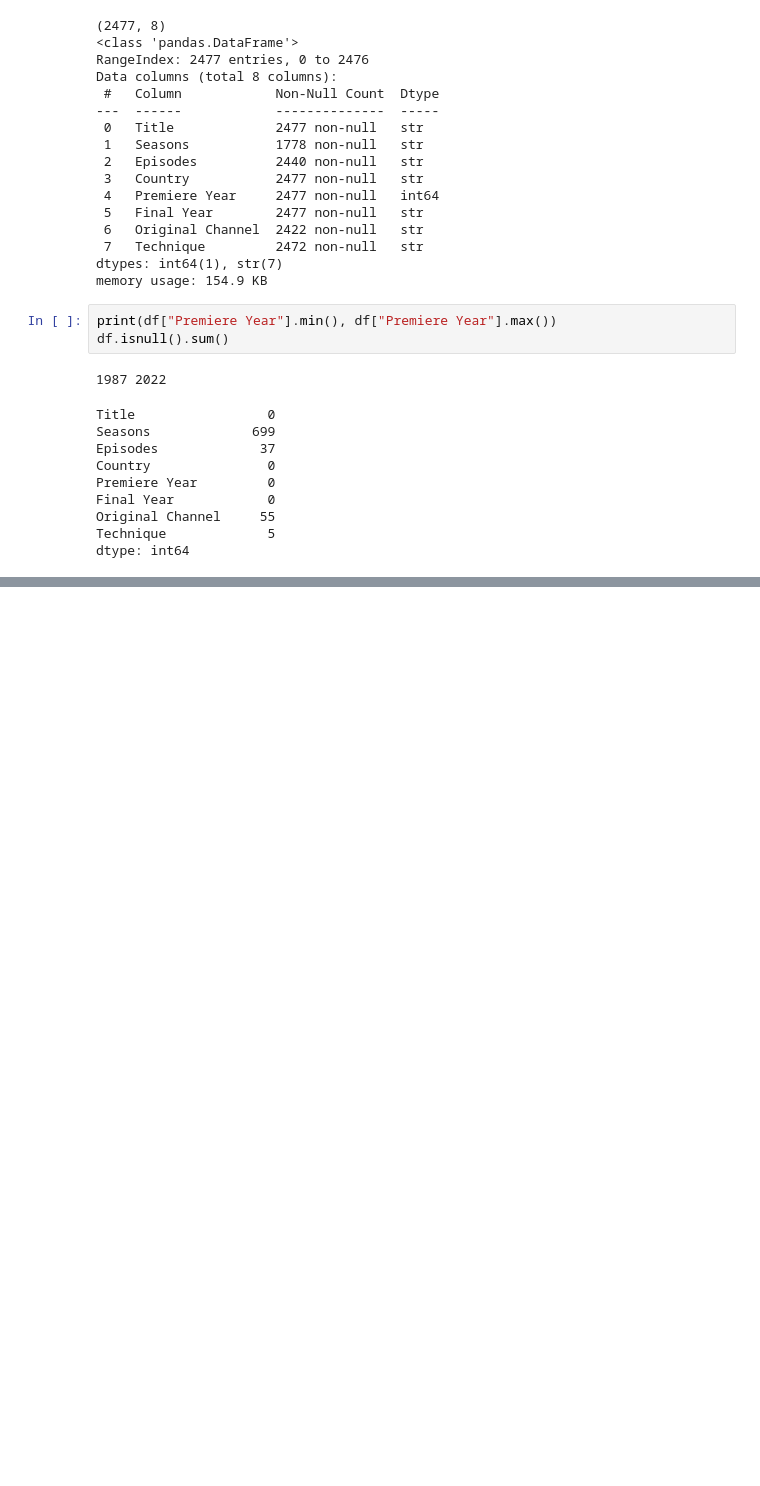
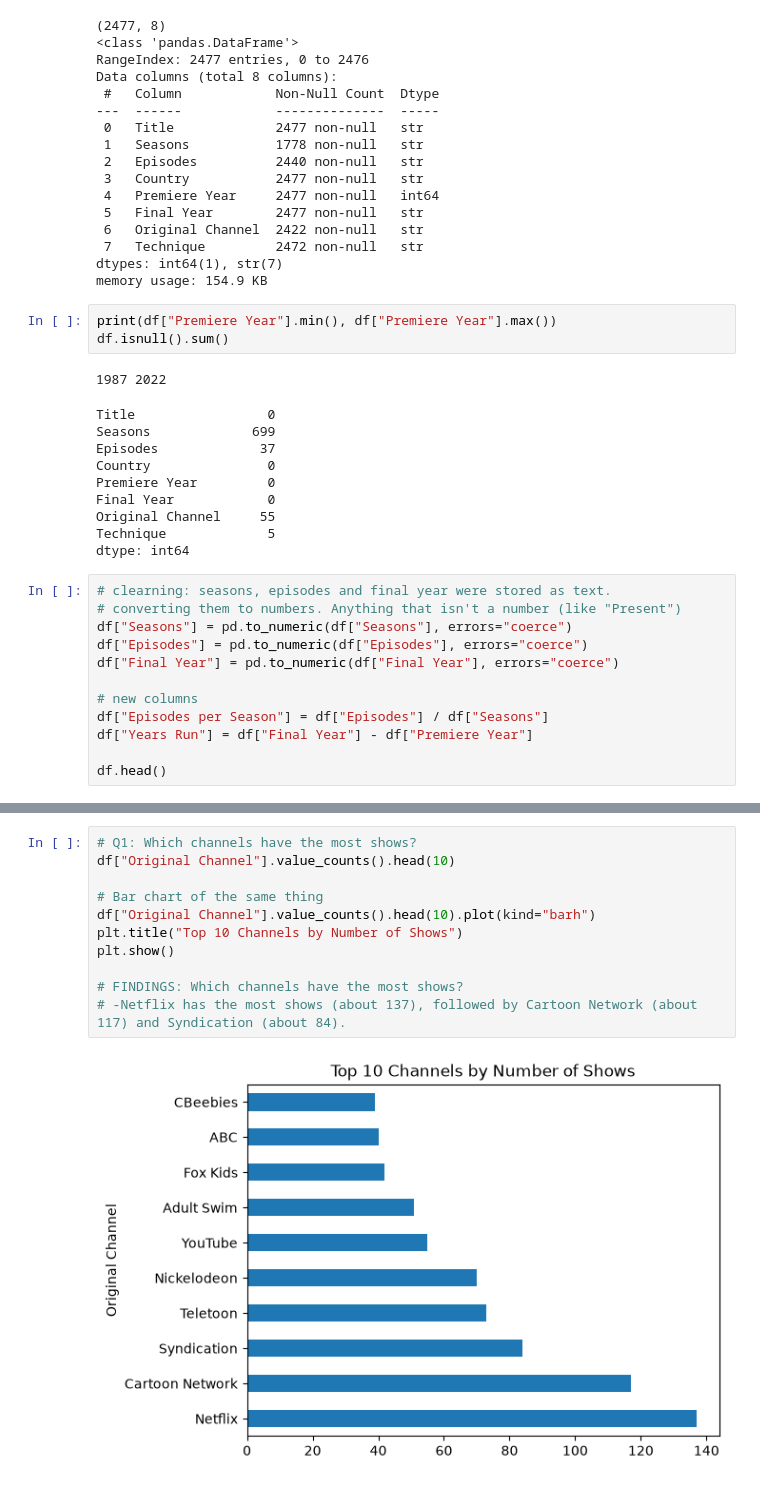
Before and after one commit to cindylyuwpp/animat-tv-show-data-analysis, a Jupyter notebook: tvshows_analysis.ipynb, the cells around one changed output, grey strips where cells are left out. Cells and saved outputs as stored; diff of their text form; blank space fills up the shorter version.

```diff
--- a/tvshows_analysis.ipynb
+++ b/tvshows_analysis.ipynb
@@ -45,3 +46,15 @@ Final Year            0
 Original Channel     55
 Technique             5
 dtype: int64
+# %%
+# clearning: seasons, episodes and final year were stored as text.
+# converting them to numbers. Anything that isn't a number (like "Present")
+df["Seasons"] = pd.to_numeric(df["Seasons"], errors="coerce")
+df["Episodes"] = pd.to_numeric(df["Episodes"], errors="coerce")
+df["Final Year"] = pd.to_numeric(df["Final Year"], errors="coerce")
+
+# new columns
+df["Episodes per Season"] = df["Episodes"] / df["Seasons"]
+df["Years Run"] = df["Final Year"] - df["Premiere Year"]
+
+df.head()
@@ -47,0 +68,13 @@ dtype: int64
+# %%
+# Q1: Which channels have the most shows?
+df["Original Channel"].value_counts().head(10)
+
+# Bar chart of the same thing
+df["Original Channel"].value_counts().head(10).plot(kind="barh")
+plt.title("Top 10 Channels by Number of Shows")
+plt.show()
+
+# FINDINGS: Which channels have the most shows?
+# -Netflix has the most shows (about 137), followed by Cartoon Network (about 117) and Syndication (about 84).
+# %% [output]
+[figure, added]
```
Also changed, not shown: parts of 14 cells of this notebook.
